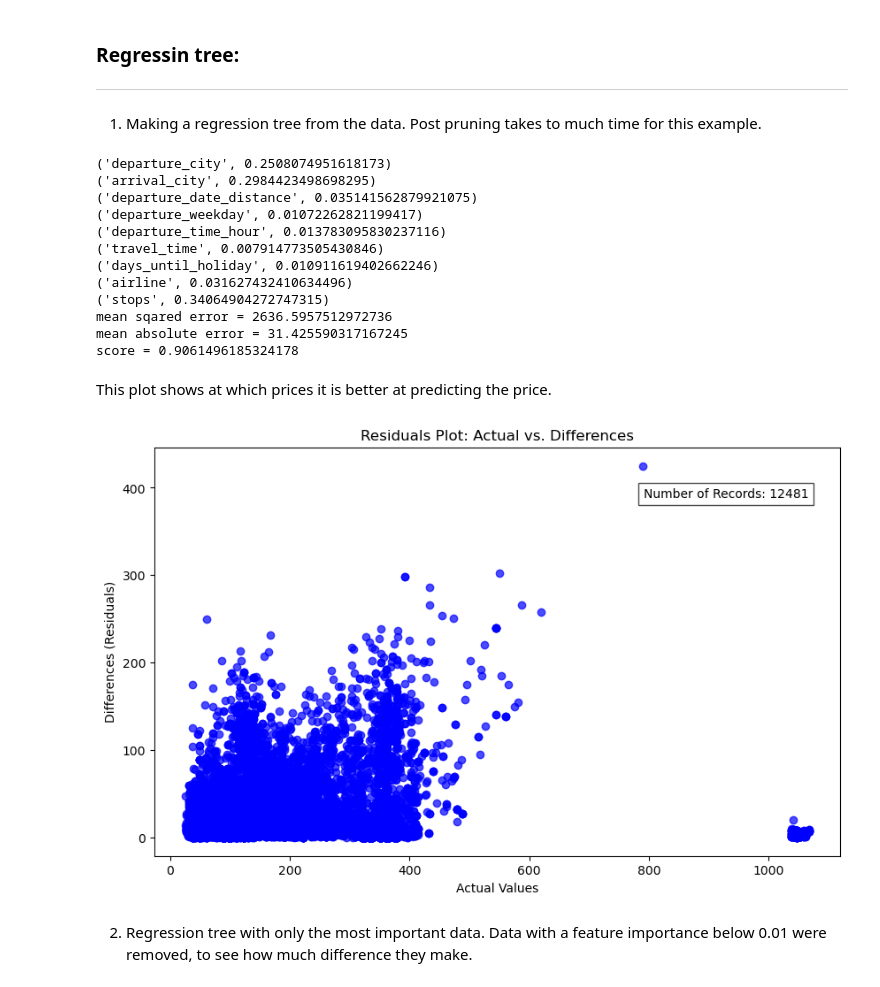
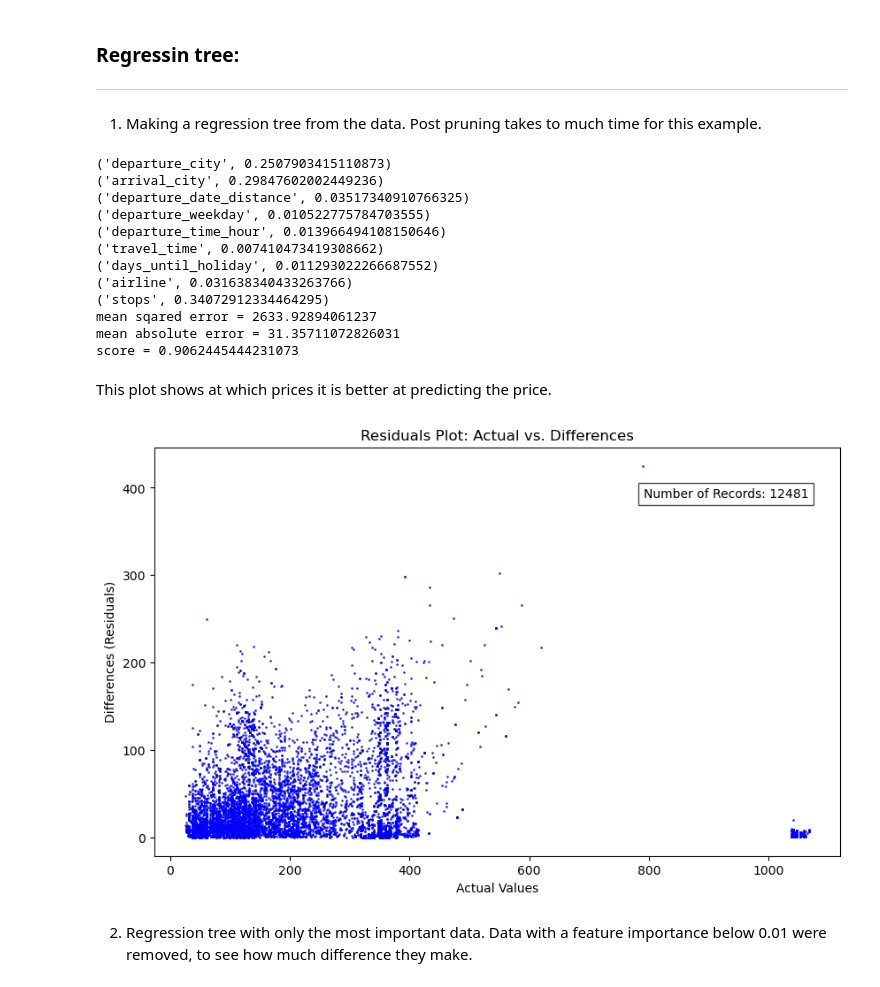
Before and after one commit to joss-thu/MLProj-GermanAirFares, a Jupyter notebook: German_Air_fares/ML_Project_AirFares.ipynb, the cells around one changed output. Drawn from its saved outputs; the diff is of its cells as text; code cells hidden in the pictures.

Commit message:
added fix for f.3 and changed plot

```diff
--- a/German_Air_fares/ML_Project_AirFares.ipynb
+++ b/German_Air_fares/ML_Project_AirFares.ipynb
@@ -271,6 +271,9 @@ df['days_until_holiday'] = (df['next_holiday'] - df['departure_date']).dt.days
 # Calculate the difference between departure and arrival times in hours
 df['travel_time'] = (pd.to_datetime(df['arrival_time'], format='%H:%M') - pd.to_datetime(df['departure_time'], format='%H:%M')).dt.total_seconds() / 3600
 
+# If travel time is negative, add 24 hours
+df['travel_time'] = df['travel_time'].apply(lambda x: x + 24 if x < 0 else x)
+
 # Normalize the travel time
 df['travel_time'] =  df['travel_time'].apply(lambda x: round(x, 2))
 # %% [markdown]
@@ -311,12 +314,10 @@ y = X['price']
 X.drop(columns='price', inplace=True)
 (X_reg_train, X_reg_test, y_reg_train, y_reg_test) = ms.train_test_split(X, y, test_size=.2, random_state = 0)
 regressor = DecisionTreeRegressor(random_state=0, max_depth=15, min_samples_leaf=20)
-#regressor = DecisionTreeRegressor(random_state=0)
 regressor.fit(X_reg_train,y_reg_train)
 tmp_reg = list(zip(regressor.feature_names_in_, regressor.feature_importances_))
 for i in tmp_reg:
     print(i)
-#print(tmp_reg)
 
 pred = regressor.predict(X_reg_test)
 mse_reg = mean_squared_error(y_reg_test, pred)
@@ -328,36 +329,36 @@ print("mean absolute error =", mae_reg)
 r2s = r2_score(y_reg_test, pred)
 print("score =", r2s)
 # %% [output]
-('departure_city', 0.2508074951618173)
-('arrival_city', 0.2984423498698295)
-('departure_date_distance', 0.035141562879921075)
-('departure_weekday', 0.01072262821199417)
-('departure_time_hour', 0.013783095830237116)
-('travel_time', 0.007914773505430846)
-('days_until_holiday', 0.010911619402662246)
-('airline', 0.031627432410634496)
-('stops', 0.34064904272747315)
-mean sqared error = 2636.5957512972736
-mean absolute error = 31.425590317167245
-score = 0.9061496185324178
+('departure_city', 0.2507903415110873)
+('arrival_city', 0.29847602002449236)
+('departure_date_distance', 0.03517340910766325)
+('departure_weekday', 0.010522775784703555)
+('departure_time_hour', 0.013966494108150646)
+('travel_time', 0.007410473419308662)
+('days_until_holiday', 0.011293022266687552)
+('airline', 0.031638340433263766)
+('stops', 0.34072912334464295)
+mean sqared error = 2633.92894061237
+mean absolute error = 31.35711072826031
+score = 0.9062445444231073
 # %% [markdown]
 This plot shows at which prices it is better at predicting the price.
 # %%
 differences_reg = abs(pred - y_reg_test)
 
 # Create a scatter plot of differences
 plt.figure(figsize=(10, 6))
 num_records = len(y_reg_test)
 plt.text(max(y_reg_test), 400, f'Number of Records: {num_records}', ha='right',
          va='top', color='black', fontsize=10, bbox=dict(facecolor='white', alpha=0.7))
-plt.scatter(y_reg_test, differences_reg, color='blue', alpha=0.7)
+plt.scatter(y_reg_test, differences_reg, color='blue', alpha=0.7, s=1)
 plt.title('Residuals Plot: Actual vs. Differences')
 plt.xlabel('Actual Values')
 plt.ylabel('Differences (Residuals)')
 
 plt.show()
 # %% [output]
-[figure, old version]
+[figure, new version]
 # %% [markdown]
 2. Regression tree with only the most important data. Data with a feature importance below 0.01 were removed, to see how much difference they make.
 # %%
```
Also changed, not shown: parts of 1 cell of this notebook.
